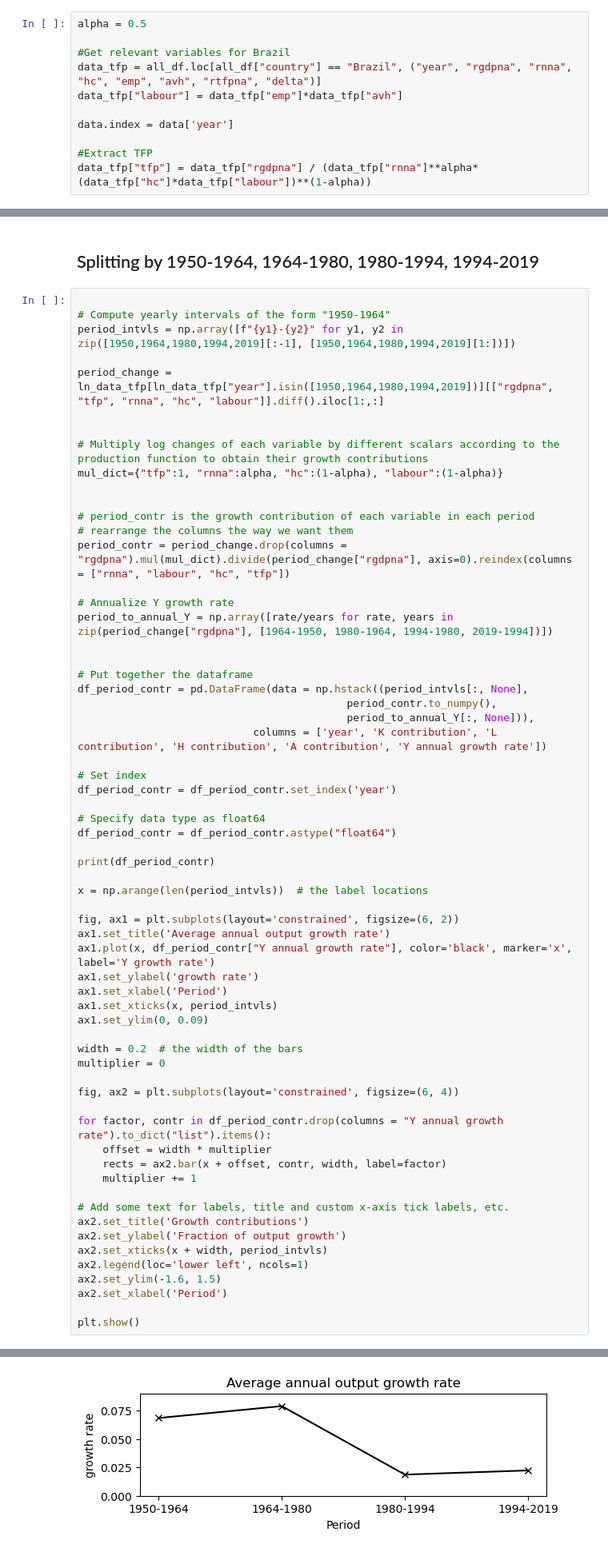
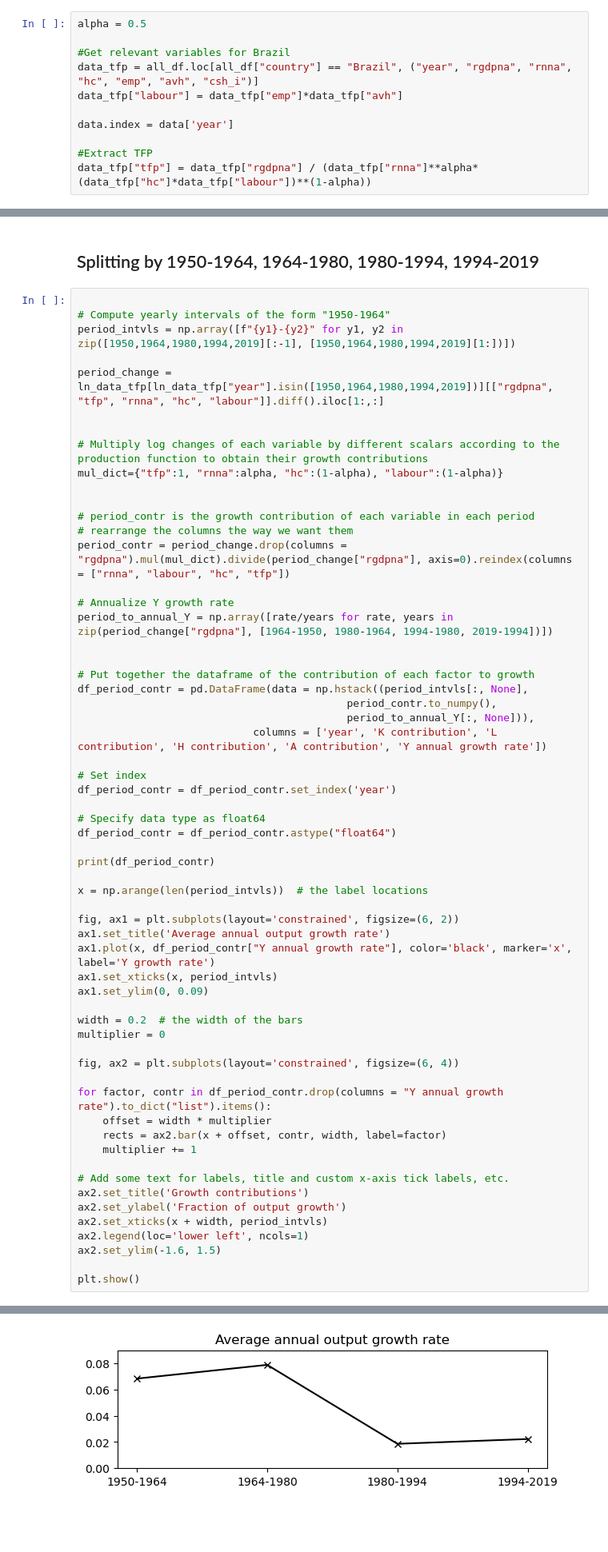
Before and after one commit to Jessie-Fung/ec2b1-brazil, a Jupyter notebook: code/code.ipynb, the cells around one changed output, grey strips where cells are left out. Shown at 80% size. Cells and saved outputs as stored; diff of their text form; blank space fills up the shorter version.

```diff
--- a/code/code.ipynb
+++ b/code/code.ipynb
@@ -337,7 +337,7 @@ Therefore,
 alpha = 0.5
 
 #Get relevant variables for Brazil
-data_tfp = all_df.loc[all_df["country"] == "Brazil", ("year", "rgdpna", "rnna", "hc", "emp", "avh", "rtfpna", "delta")]
+data_tfp = all_df.loc[all_df["country"] == "Brazil", ("year", "rgdpna", "rnna", "hc", "emp", "avh", "csh_i")]
 data_tfp["labour"] = data_tfp["emp"]*data_tfp["avh"]
 
 data.index = data['year']
@@ -528,7 +528,7 @@ period_contr = period_change.drop(columns = "rgdpna").mul(mul_dict).divide(perio
 period_to_annual_Y = np.array([rate/years for rate, years in zip(period_change["rgdpna"], [1964-1950, 1980-1964, 1994-1980, 2019-1994])])
 
 
-# Put together the dataframe
+# Put together the dataframe of the contribution of each factor to growth
 df_period_contr = pd.DataFrame(data = np.hstack((period_intvls[:, None],
                                            period_contr.to_numpy(),
                                            period_to_annual_Y[:, None])),
@@ -547,8 +547,6 @@ x = np.arange(len(period_intvls))  # the label locations
 fig, ax1 = plt.subplots(layout='constrained', figsize=(6, 2))
 ax1.set_title('Average annual output growth rate')
 ax1.plot(x, df_period_contr["Y annual growth rate"], color='black', marker='x', label='Y growth rate')
-ax1.set_ylabel('growth rate')
-ax1.set_xlabel('Period')
 ax1.set_xticks(x, period_intvls)
 ax1.set_ylim(0, 0.09)
 
@@ -557,32 +555,31 @@ multiplier = 0
 
 fig, ax2 = plt.subplots(layout='constrained', figsize=(6, 4))
 
 for factor, contr in df_period_contr.drop(columns = "Y annual growth rate").to_dict("list").items():
     offset = width * multiplier
     rects = ax2.bar(x + offset, contr, width, label=factor)
     multiplier += 1
 
 # Add some text for labels, title and custom x-axis tick labels, etc.
 ax2.set_title('Growth contributions')
 ax2.set_ylabel('Fraction of output growth')
 ax2.set_xticks(x + width, period_intvls)
 ax2.legend(loc='lower left', ncols=1)
 ax2.set_ylim(-1.6, 1.5)
-ax2.set_xlabel('Period')
 
 plt.show()
 # %% [output]
            K contribution  L contribution  H contribution  A contribution  \
 year
 1950-1964          0.4182          0.2230          0.0527          0.3061
 1964-1980          0.5065          0.1905          0.0117          0.2914
 1980-1994          0.9008          0.5764          0.4057         -0.8829
 1994-2019          0.5077          0.2897          0.4697         -0.2672
 
            Y annual growth rate
 year
 1950-1964                0.0684
 1964-1980                0.0789
 1980-1994                0.0187
 1994-2019                0.0223
-[figure, old version]
+[figure, new version]
```
Also changed, not shown: parts of 23 cells of this notebook, 1 other file.
